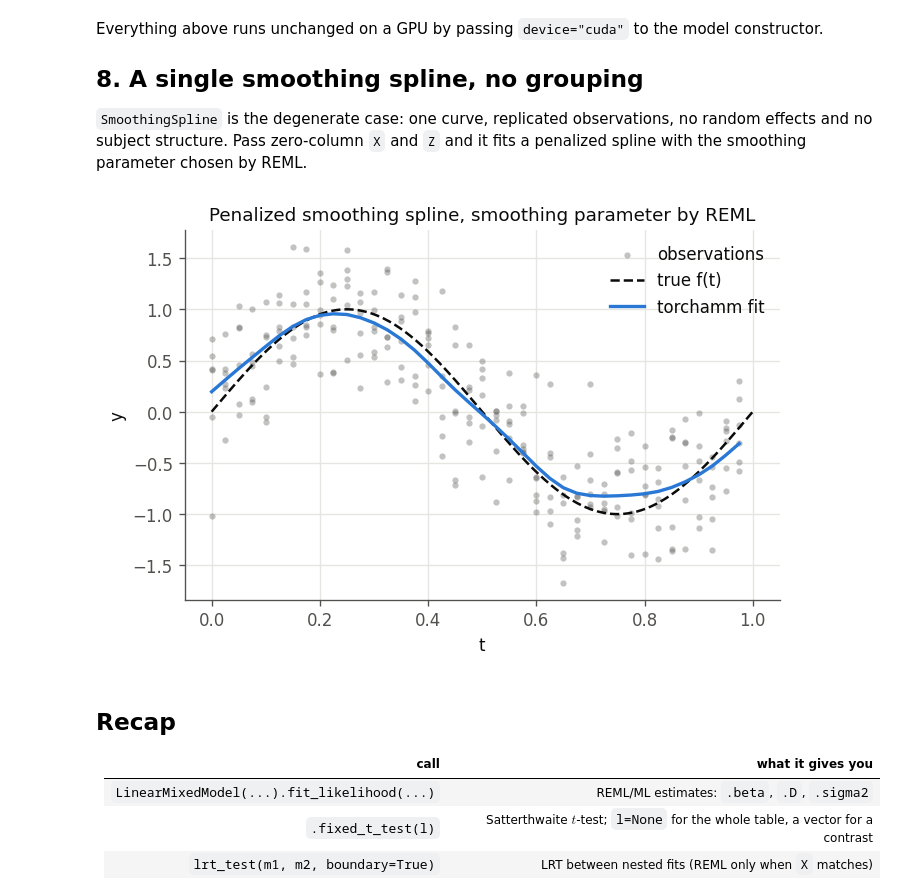
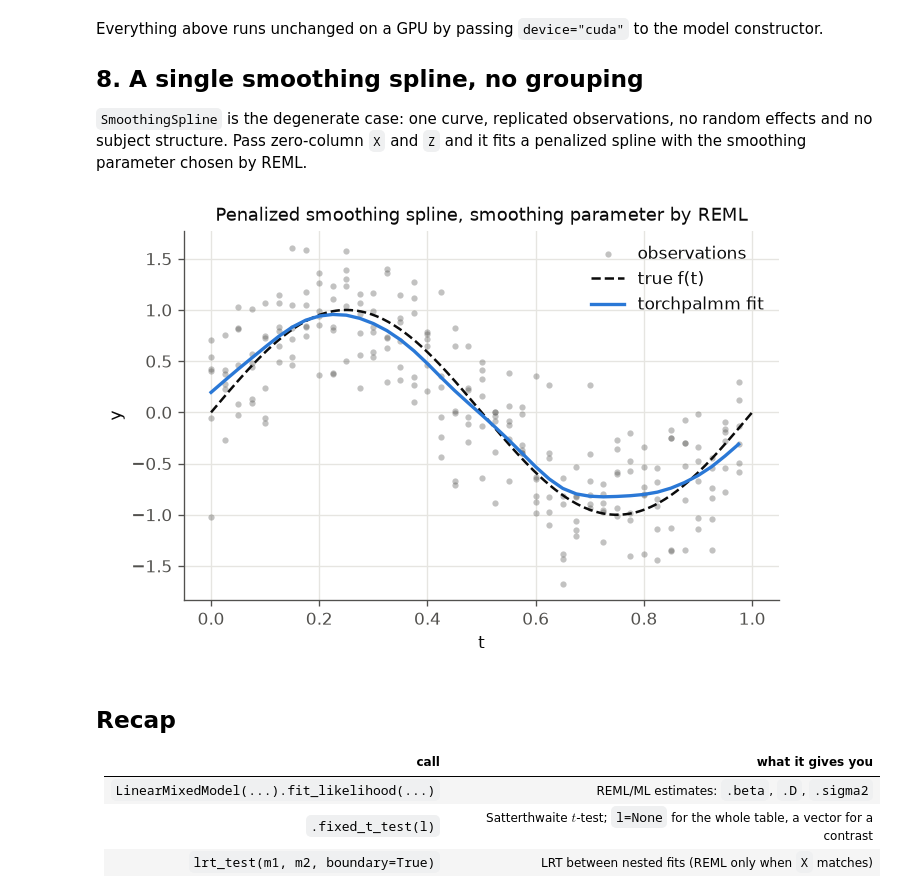
Before and after one commit to rrrrn/torchpalmm, a Jupyter notebook: examples/vignette.ipynb, the cells around one changed output. Drawn from its saved outputs; the diff is of its cells as text; code cells hidden in the pictures.

```diff
--- a/examples/vignette.ipynb
+++ b/examples/vignette.ipynb
@@ -440,26 +440,26 @@ spline with the smoothing parameter chosen by REML.
 # %%
 n_grid, reps = 40, 6
 t1 = np.repeat(np.arange(n_grid) / n_grid, reps)
 y1 = (f_nl(t1) + np.random.default_rng(6).normal(scale=0.4, size=t1.size))[:, None]
 empty = np.zeros((t1.size, 0))
 
 # device is passed explicitly: this class builds X_fit on the host.
 sp = SmoothingSpline(y=y1, X=empty, Z=empty, spline_inputs=t1,
                      obs_id=np.zeros(t1.size, dtype=int),
                      corr_structure="iid", device="cpu")
 sp.fit(optimizer=torch.optim.LBFGS, lr=1.0, max_iter=200, fit_type="reml", verbose=False)
 curve = sp.get_fitted_theta()
 
 fig, ax = plt.subplots()
 ax.scatter(t1, y1.ravel(), s=14, color=MUTED, alpha=0.35, linewidth=0, label="observations")
 ax.plot(t_grid, f_nl(t_grid), "--", color=INK, lw=1.5, label="true f(t)")
-ax.plot(curve["spline_var"], curve["theta_fitted"], color=PALETTE[0], label="torchamm fit")
+ax.plot(curve["spline_var"], curve["theta_fitted"], color=PALETTE[0], label="torchpalmm fit")
 ax.set_xlabel("t"); ax.set_ylabel("y")
 ax.set_title("Penalized smoothing spline, smoothing parameter by REML")
 ax.legend(loc="upper right")
 plt.show()
 # %% [output]
-[figure, old version]
+[figure, new version]
 # %% [markdown]
 ## Recap
 
```
Also changed, not shown: parts of 11 cells of this notebook, 9 other files.
